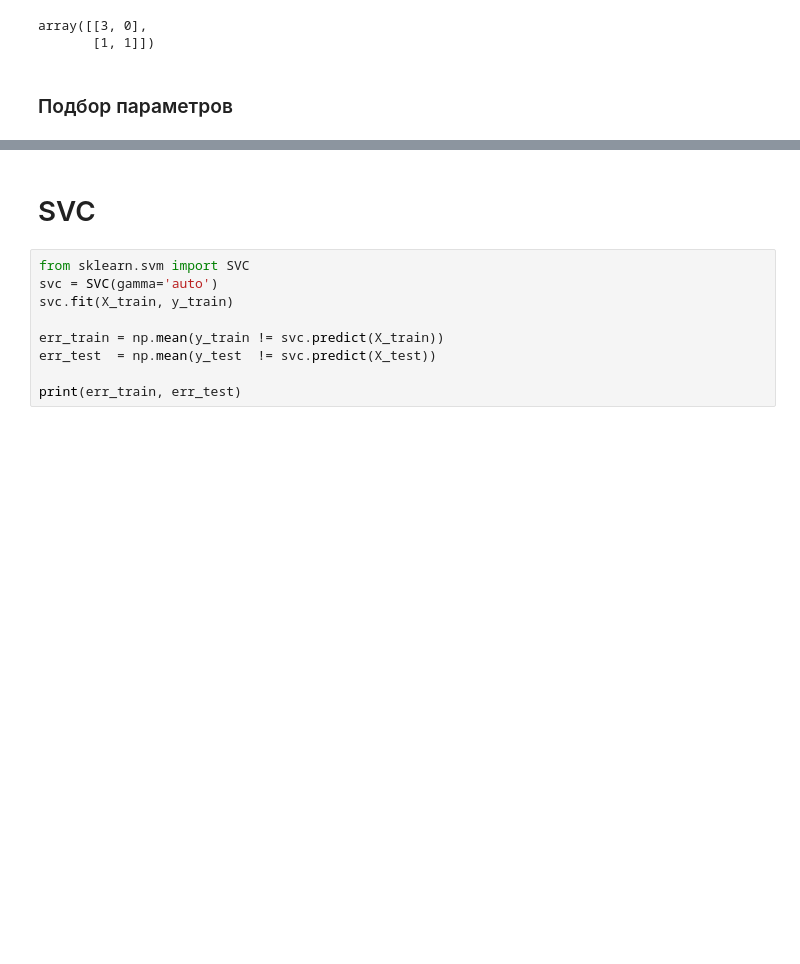
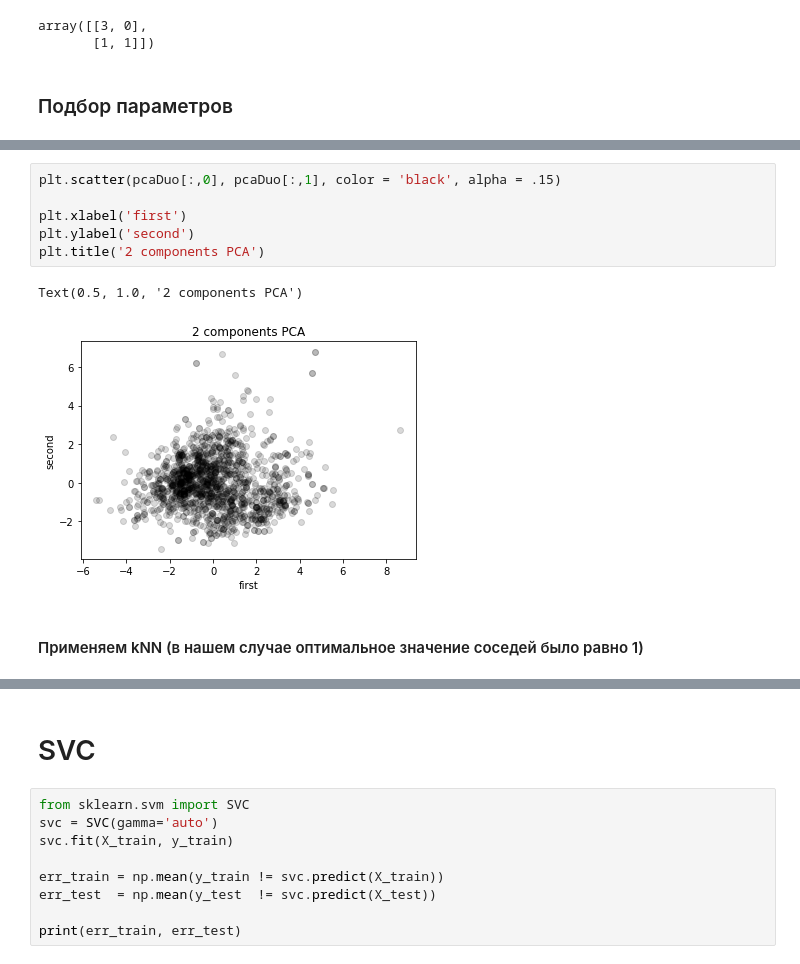
Before and after one commit to JaneMor/Wine, a Jupyter notebook: Red-winequality.ipynb, the cells around one changed output, grey strips where cells are left out. Drawn from its saved outputs; the diff is of its cells as text; blank space fills up the shorter version.

```diff
--- a/Red-winequality.ipynb
+++ b/Red-winequality.ipynb
@@ -796,0 +822,11 @@ print(err_train, err_test)
+# %%
+plt.scatter(pcaDuo[:,0], pcaDuo[:,1], color = 'black', alpha = .15)
+
+plt.xlabel('first')
+plt.ylabel('second')
+plt.title('2 components PCA')
+# %% [output]
+Text(0.5, 1.0, '2 components PCA')
+[figure, added]
+# %% [markdown]
+#### Применяем kNN (в нашем случае оптимальное значение соседей было равно 1)
```
Also changed, not shown: parts of 23 cells of this notebook, 1 other file.
